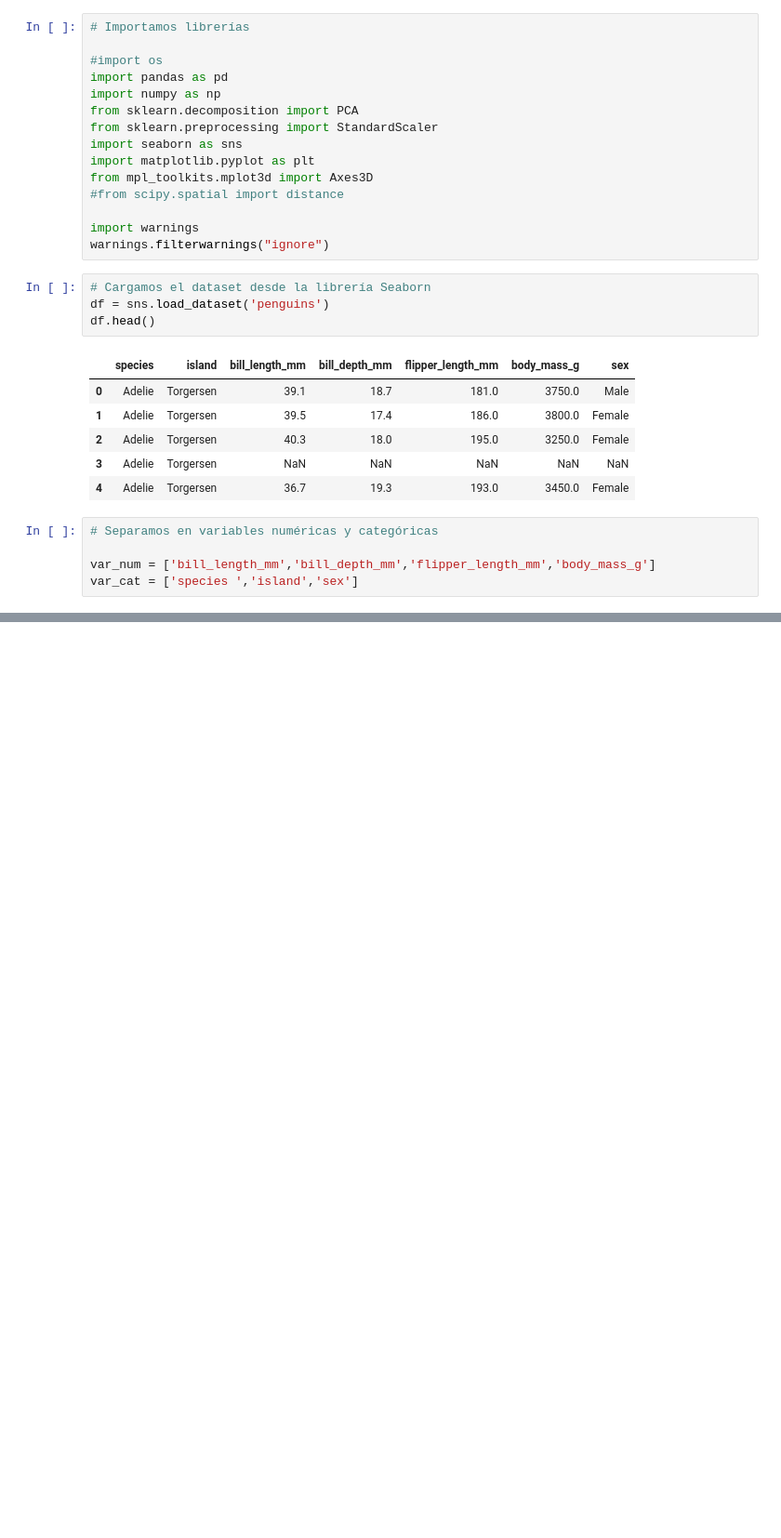
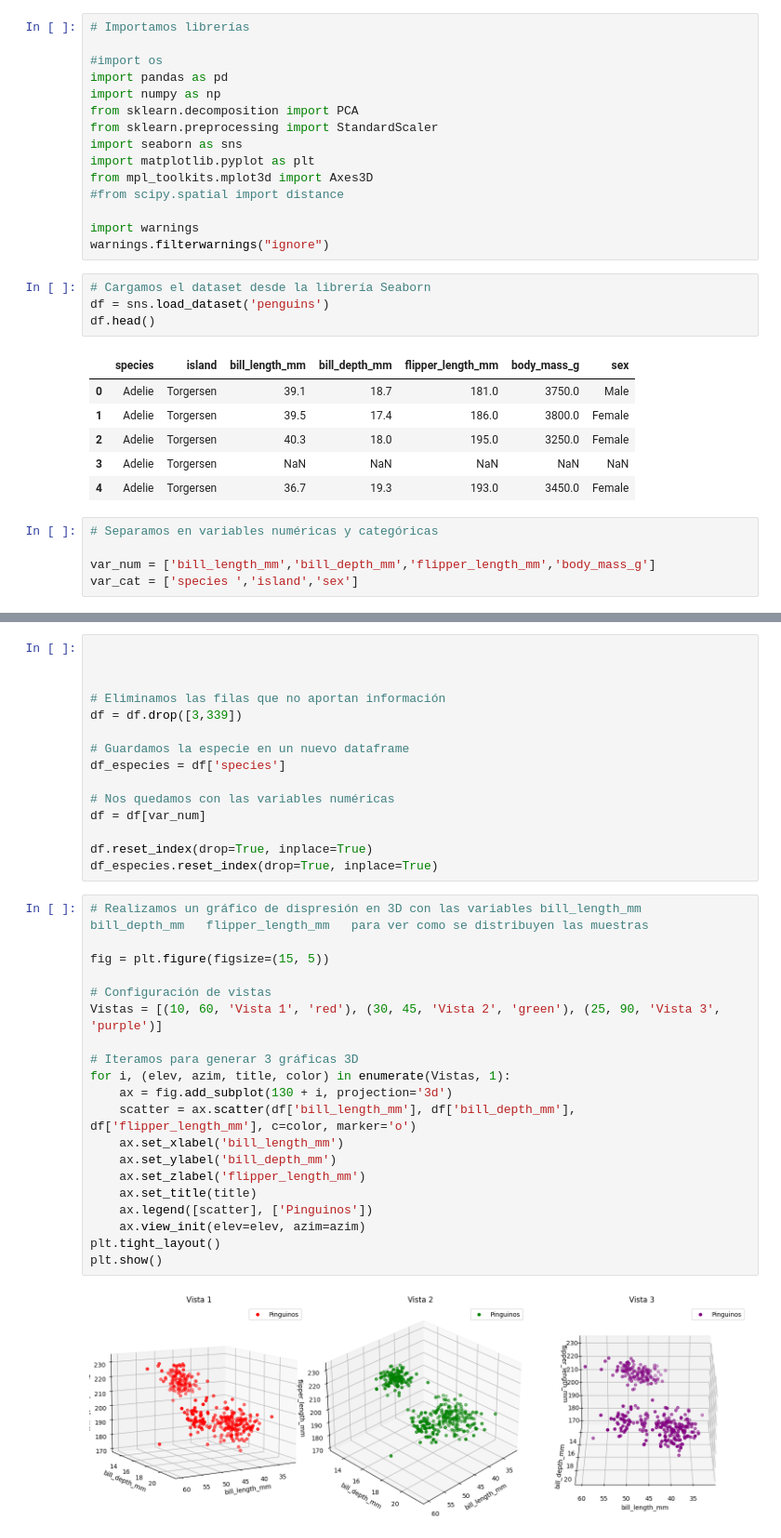
Before and after one commit to sebmcas/Mineria_de_datos, a Jupyter notebook: Clusters_Y_PCA.ipynb, the cells around one changed output, grey strips where cells are left out. Shown at 93% size. Drawn from its saved outputs; the diff is of its cells as text; blank space fills up the shorter version.

```diff
--- a/Clusters_Y_PCA.ipynb
+++ b/Clusters_Y_PCA.ipynb
@@ -66,0 +83,37 @@ Data[var_num].
+# %%
+
+
+
+# Eliminamos las filas que no aportan información
+df = df.drop([3,339])
+
+# Guardamos la especie en un nuevo dataframe
+df_especies = df['species']
+
+# Nos quedamos con las variables numéricas
+df = df[var_num]
+
+df.reset_index(drop=True, inplace=True)
+df_especies.reset_index(drop=True, inplace=True)
+# %%
+# Realizamos un gráfico de dispresión en 3D con las variables bill_length_mm	bill_depth_mm	flipper_length_mm	para ver como se distribuyen las muestras
+
+fig = plt.figure(figsize=(15, 5))
+
+# Configuración de vistas
+Vistas = [(10, 60, 'Vista 1', 'red'), (30, 45, 'Vista 2', 'green'), (25, 90, 'Vista 3', 'purple')]
+
+# Iteramos para generar 3 gráficas 3D
+for i, (elev, azim, title, color) in enumerate(Vistas, 1):
+    ax = fig.add_subplot(130 + i, projection='3d')
+    scatter = ax.scatter(df['bill_length_mm'], df['bill_depth_mm'], df['flipper_length_mm'], c=color, marker='o')
+    ax.set_xlabel('bill_length_mm')
+    ax.set_ylabel('bill_depth_mm')
+    ax.set_zlabel('flipper_length_mm')
+    ax.set_title(title)
+    ax.legend([scatter], ['Pinguinos'])
+    ax.view_init(elev=elev, azim=azim)
+plt.tight_layout()
+plt.show()
+# %% [output]
+[figure, added]
```
Also changed, not shown: parts of 22 cells of this notebook.
